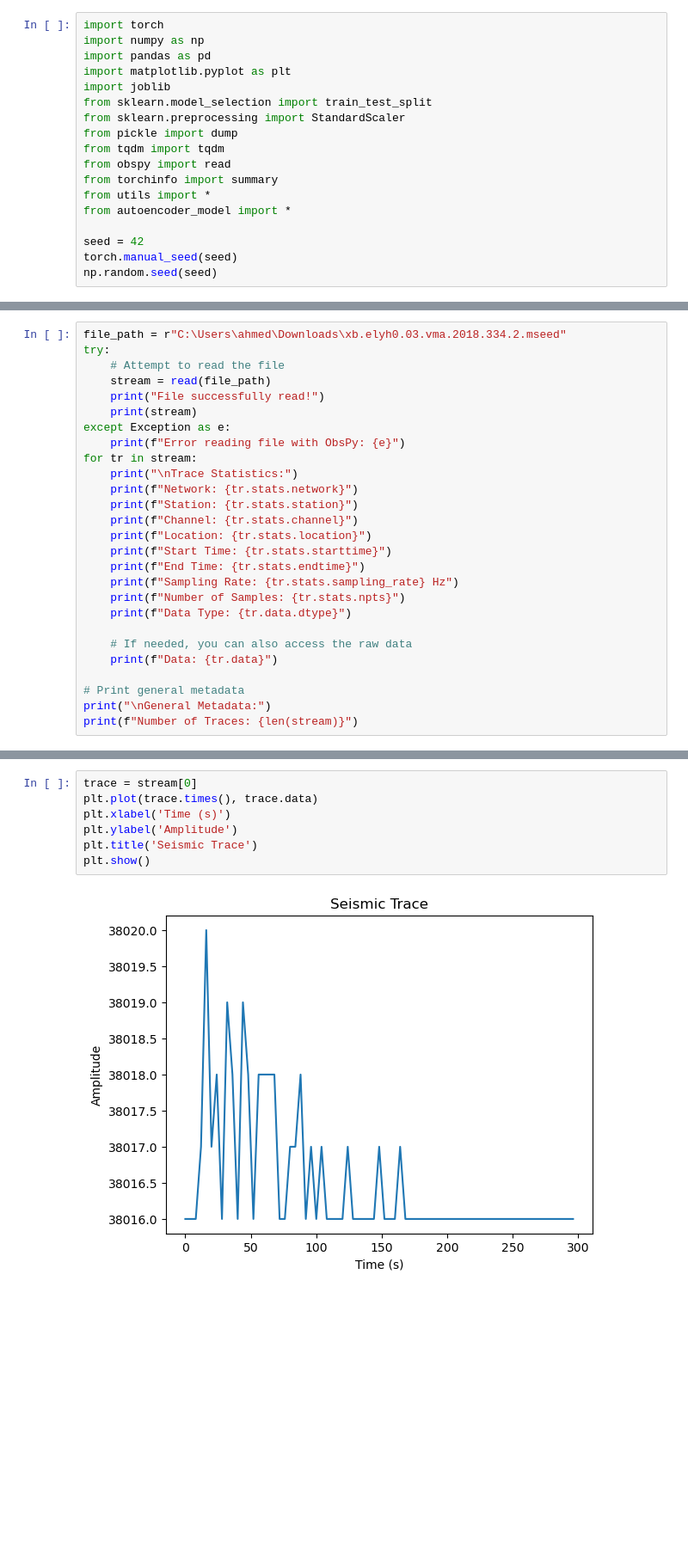
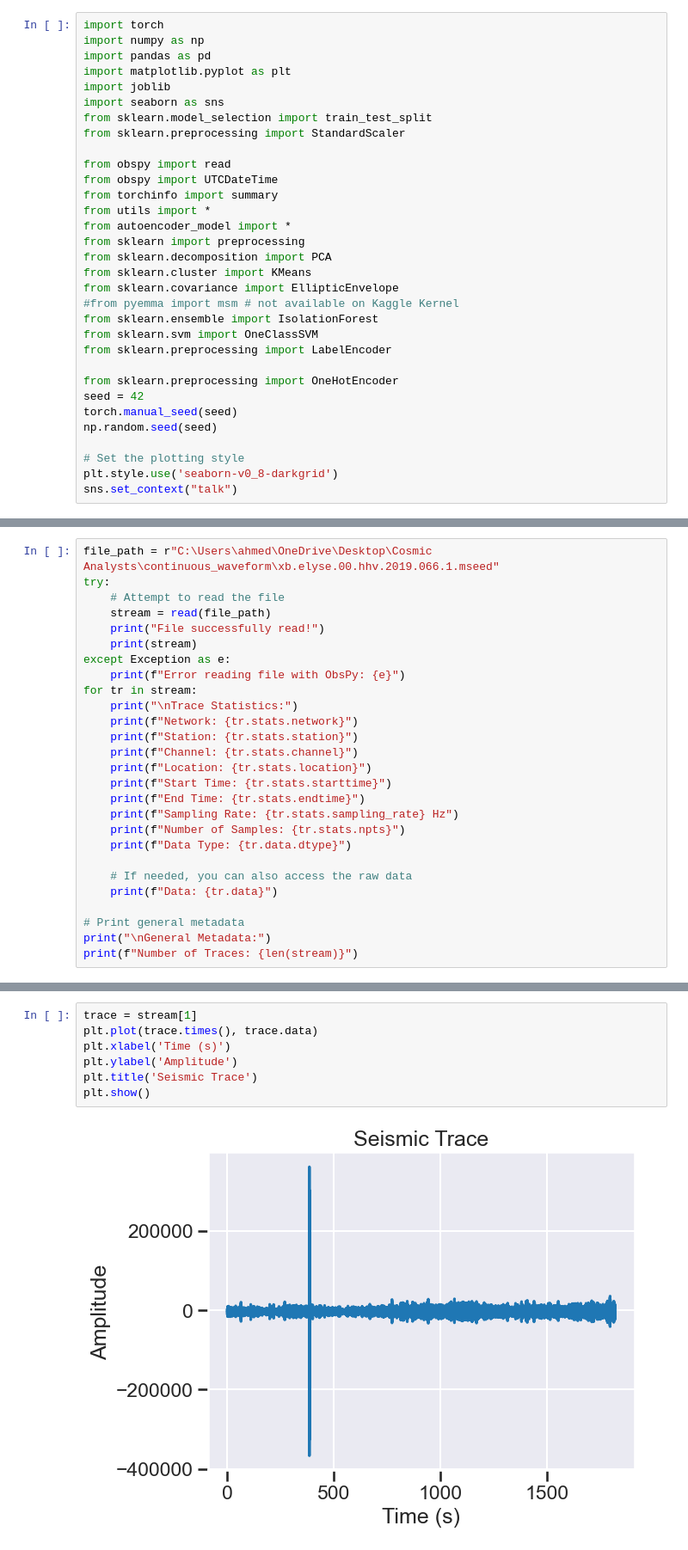
Before and after one commit to Ahmed-Samir11/Cosmic-Analysts, a Jupyter notebook: main.ipynb, the cells around one changed output, grey strips where cells are left out. Shown at 86% size. Cells and saved outputs as stored; diff of their text form; blank space fills up the shorter version.

```diff
--- a/main.ipynb
+++ b/main.ipynb
@@ -4,15 +4,29 @@ import numpy as np
 import pandas as pd
 import matplotlib.pyplot as plt
 import joblib
+import seaborn as sns
 from sklearn.model_selection import train_test_split
 from sklearn.preprocessing import StandardScaler
-from pickle import dump
-from tqdm import tqdm
+
 from obspy import read
+from obspy import UTCDateTime
 from torchinfo import summary
 from utils import *
 from autoencoder_model import *
+from sklearn import preprocessing
+from sklearn.decomposition import PCA
+from sklearn.cluster import KMeans
+from sklearn.covariance import EllipticEnvelope
+#from pyemma import msm # not available on Kaggle Kernel
+from sklearn.ensemble import IsolationForest
+from sklearn.svm import OneClassSVM
+from sklearn.preprocessing import LabelEncoder
 
+from sklearn.preprocessing import OneHotEncoder
 seed = 42
 torch.manual_seed(seed)
 np.random.seed(seed)
+
+# Set the plotting style
+plt.style.use('seaborn-v0_8-darkgrid')
+sns.set_context("talk")
@@ -37,5 +35,5 @@ def save_pkl(obj, save_path):
 # %%
-file_path = r"C:\Users\ahmed\Downloads\xb.elyh0.03.vma.2018.334.2.mseed"
+file_path = r"C:\Users\ahmed\OneDrive\Desktop\Cosmic Analysts\continuous_waveform\xb.elyse.00.hhv.2019.066.1.mseed"
 try:
     # Attempt to read the file
     stream = read(file_path)
@@ -82,9 +80,9 @@ Number of Traces: 1
 # %%
-trace = stream[0]
+trace = stream[1]
 plt.plot(trace.times(), trace.data)
 plt.xlabel('Time (s)')
 plt.ylabel('Amplitude')
 plt.title('Seismic Trace')
 plt.show()
 # %% [output]
-[figure, old version]
+[figure, new version]
```
Also changed, not shown: parts of 68 cells of this notebook.
